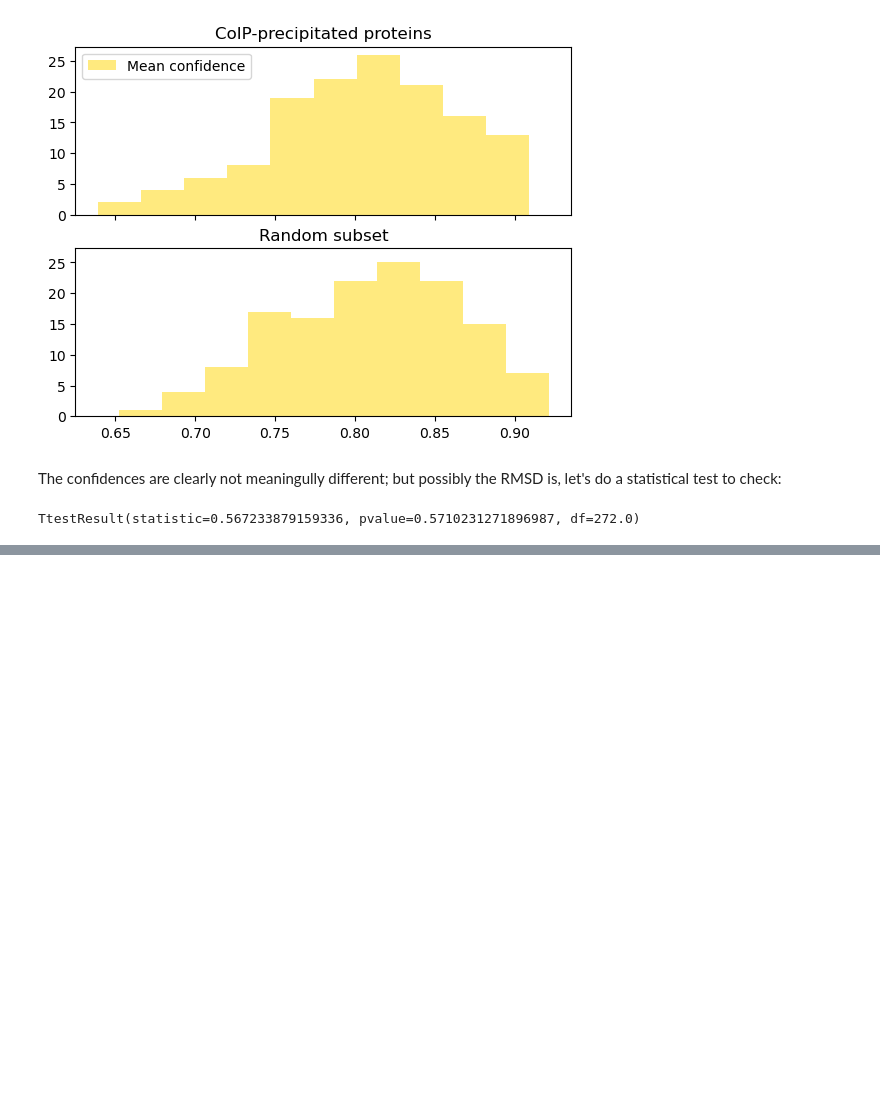
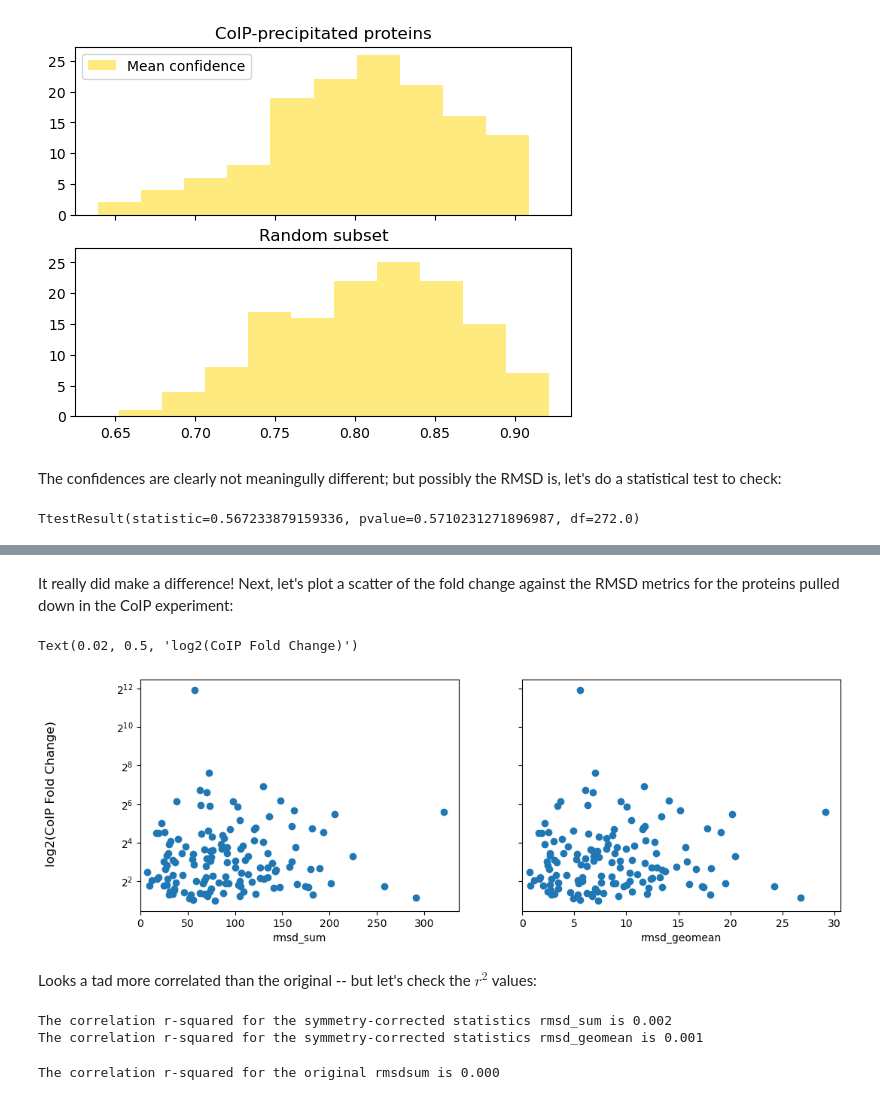
Before and after one commit to photosynthesharpe/alpha-utility, a Jupyter notebook: notebooks/coIP_vs_predicted.ipynb, the cells around one changed output, grey strips where cells are left out. Saved outputs shown, nothing was run; the diff lists cells and outputs as text; code cells hidden in the pictures; blank space fills up the shorter version.

```diff
--- a/notebooks/coIP_vs_predicted.ipynb
+++ b/notebooks/coIP_vs_predicted.ipynb
@@ -199,0 +223,33 @@ TtestResult(statistic=0.567233879159336, pvalue=0.5710231271896987, df=272.0)
+# %% [markdown]
+It really did make a difference! Next, let's plot a scatter of the fold change against the RMSD metrics for the proteins pulled down in the CoIP experiment:
+# %%
+rmsd_summaries['coIP']['Accession'] = rmsd_summaries['coIP']['name'].str.split('_').str[0].str[7:].str.upper() + 'T'
+coIP_with_fc = rmsd_summaries['coIP'].drop(columns=['name']).merge(enriched, left_on='Accession', right_on='Accession', how='inner')
+
+fig, axs = plt.subplots(1, 2, sharey=True, figsize=(12, 4))
+
+for stat, ax in zip(['rmsd_sum', 'rmsd_geomean'], axs):
+    ax.semilogy(coIP_with_fc[stat], coIP_with_fc['Fold Change CM_vs_CMC'], 'o', base=2)
+    ax.set_xlim(xmin=0)
+    ax.set_xlabel(stat)
+
+fig.supylabel('log2(CoIP Fold Change)')
+# %% [output]
+Text(0.02, 0.5, 'log2(CoIP Fold Change)')
+[figure, added]
+# %% [markdown]
+Looks a tad more correlated than the original -- but let's check the $r^{2}$ values:
+# %%
+for stat in ['rmsd_sum', 'rmsd_geomean']:
+    slope, intercept, r_value, p_value, std_err = linregress(coIP_with_fc[stat], np.log2(coIP_with_fc['Fold Change CM_vs_CMC']))
+    r2 = r_value**2
+    print(f'The correlation r-squared for the symmetry-corrected statistics {stat} is {r2:.3f}')
+# %% [output]
+The correlation r-squared for the symmetry-corrected statistics rmsd_sum is 0.002
+The correlation r-squared for the symmetry-corrected statistics rmsd_geomean is 0.001
+# %%
+slope, intercept, r_value, p_value, std_err = linregress(to_plot['rmsdsum'], np.log2(to_plot['Fold Change CM_vs_CMC']))
+r2 = r_value**2
+print(f'The correlation r-squared for the original rmsdsum is {r2:.3f}')
+# %% [output]
+The correlation r-squared for the original rmsdsum is 0.000
```
Also changed, not shown: parts of 9 cells of this notebook, 2 other files.
